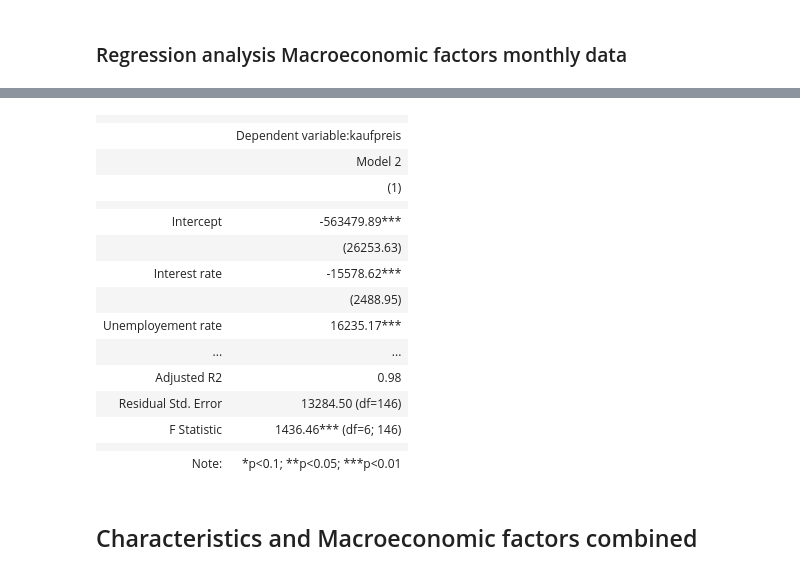
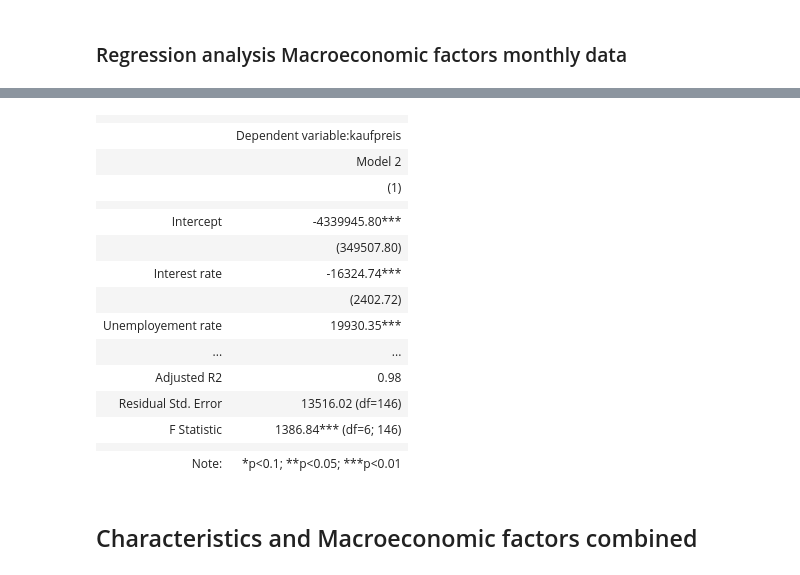
Before and after one commit to pvseydlitz/BachelorThesis, a Jupyter notebook: regression_wk_cities.ipynb, the cells around one changed output, grey strips where cells are left out. Drawn from its saved outputs; the diff is of its cells as text; code cells hidden in the pictures.

```diff
--- a/regression_wk_cities.ipynb
+++ b/regression_wk_cities.ipynb
@@ -77,6 +78,7 @@ df_characteristics = df_characteristics[(df_characteristics['badezimmer'] > 0) &
 df_characteristics = df_characteristics[df_characteristics['wohnflaeche'].notna()]
 df_characteristics['wohnflaeche'] = pd.to_numeric(df_characteristics['wohnflaeche'])
 df_characteristics = df_characteristics[(df_characteristics['wohnflaeche'] > 0) & (df_characteristics['wohnflaeche'] < 5000)]
+df_characteristics['wohnflaeche'] = np.log(df_characteristics['wohnflaeche'])
 
 df_characteristics = df_characteristics[~df_characteristics['objektzustand'].str.contains("Not specified")]
 df_characteristics = df_characteristics[~df_characteristics['objektzustand'].str.contains("By arrangement")]
@@ -520,6 +506,10 @@ df_gdp_per_capita.drop(columns=['Jahr', 'rowIndex'], axis=1, inplace=True)
 
 df_original = pd.merge(df_original, df_gdp_per_capita, how="inner", on="date_month")
 
+df_original['disposable_income'] = np.log(df_original['disposable_income'])
+df_original['Baugenehmigungen'] = np.log(df_original['Baugenehmigungen'])
+df_original['BIP_pro_kopf'] = np.log(df_original['BIP_pro_kopf'])
+
 filepath = Path('./Data/Cleaned-Datasets/WK_macro_factors_cleaned.csv')
 df_original.to_csv(filepath)
 
@@ -568,34 +553,34 @@ ls=sm.OLS(y_train,X_train_Sm, missing='raise').fit()
 # %%
 from stargazer.stargazer import Stargazer
 stargazer_tab = Stargazer([ls])
 stargazer_tab.custom_columns('Model 2')
 stargazer_tab.significant_digits(2)
 stargazer_tab.covariate_order(['const', 'interest_rate', 'Erwerbslosenquote', 'disposable_income', 'housing_construction_investment', 'Baugenehmigungen', 'BIP_pro_kopf'])
 stargazer_tab.rename_covariates({
     'interest_rate': 'Interest rate',
     'Erwerbslosenquote': 'Unemployement rate',
     'const': 'Intercept',
     'disposable_income': 'disposable_income',
     'housing_construction_investment': 'Investment in housing construction as percentage of GDP',
     'Baugenehmigungen': 'Number of construction permissions',
     })
-open('./Regression-Output/regression-4_hk_cities.tex', 'w').write(stargazer_tab.render_latex())
+#open('./Regression-Output/regression-4_hk_cities.tex', 'w').write(stargazer_tab.render_latex())
 stargazer_tab
 # %% [output]
 |  |  |
 |  | Dependent variable:kaufpreis |
 |  | Model 2 |
 |  | (1) |
 |  |  |
-| Intercept | -563479.89*** |
-|  | (26253.63) |
-| Interest rate | -15578.62*** |
-|  | (2488.95) |
-| Unemployement rate | 16235.17*** |
+| Intercept | -4339945.80*** |
+|  | (349507.80) |
+| Interest rate | -16324.74*** |
+|  | (2402.72) |
+| Unemployement rate | 19930.35*** |
 | ... | ... |
 | Adjusted R2 | 0.98 |
-| Residual Std. Error | 13284.50 (df=146) |
-| F Statistic | 1436.46*** (df=6; 146) |
+| Residual Std. Error | 13516.02 (df=146) |
+| F Statistic | 1386.84*** (df=6; 146) |
 |  |  |
 | Note: | *p<0.1; **p<0.05; ***p<0.01 |
 # %% [markdown]
```
Also changed, not shown: parts of 12 cells of this notebook, 10 other files.
